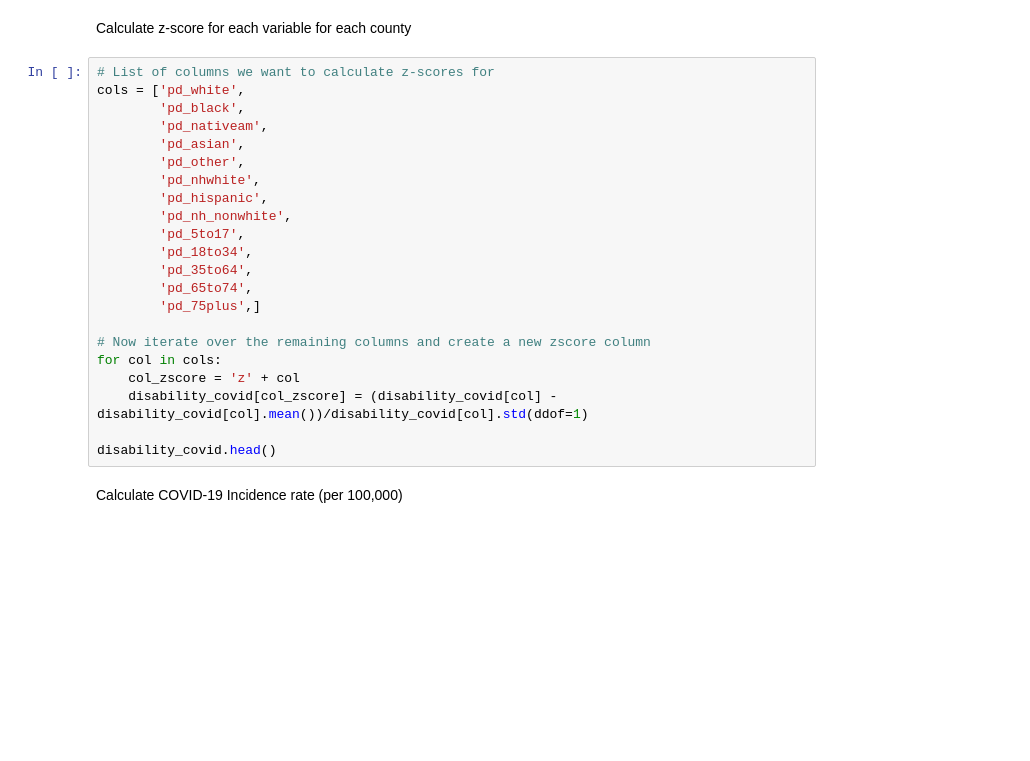
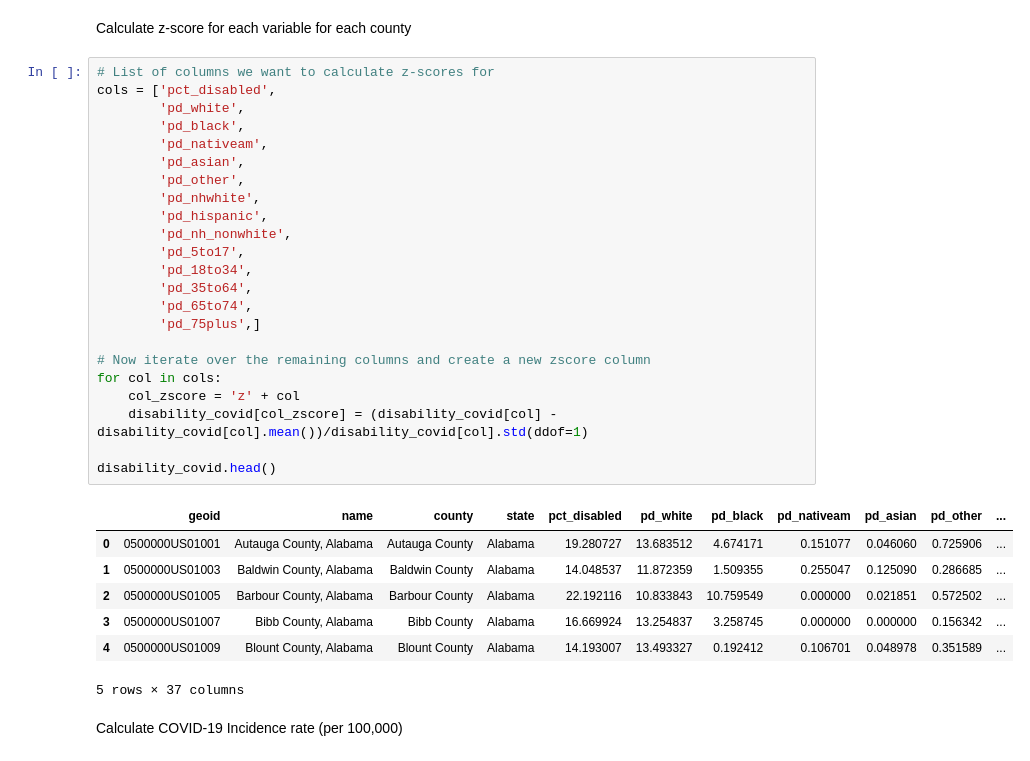
Before and after one commit to whprocter/RPr-Chakraborty-2021, a Jupyter notebook: procedure/code/COVID-19-SI-Distribution.ipynb, the cells around one changed output. Drawn from its saved outputs; the diff is of its cells as text; blank space fills up the shorter version.

```diff
--- a/procedure/code/COVID-19-SI-Distribution.ipynb
+++ b/procedure/code/COVID-19-SI-Distribution.ipynb
@@ -609,26 +707,35 @@ Having looked at the SATSCAN outputs from the original study, our best guess is
 Calculate z-score for each variable for each county
 # %%
 # List of columns we want to calculate z-scores for
-cols = ['pd_white',
+cols = ['pct_disabled',
+        'pd_white',
         'pd_black',
         'pd_nativeam',
         'pd_asian',
         'pd_other',
         'pd_nhwhite',
         'pd_hispanic',
         'pd_nh_nonwhite',
         'pd_5to17',
         'pd_18to34',
         'pd_35to64',
         'pd_65to74',
         'pd_75plus',]
 
 # Now iterate over the remaining columns and create a new zscore column
 for col in cols:
     col_zscore = 'z' + col
     disability_covid[col_zscore] = (disability_covid[col] - disability_covid[col].mean())/disability_covid[col].std(ddof=1)
 
 disability_covid.head()
+# %% [output]
+|  | geoid | name | county | state | pct_disabled | pd_white | pd_black | pd_nativeam | pd_asian | pd_other | ... |
+| 0 | 0500000US01001 | Autauga County, Alabama | Autauga County | Alabama | 19.280727 | 13.683512 | 4.674171 | 0.151077 | 0.046060 | 0.725906 | ... |
+| 1 | 0500000US01003 | Baldwin County, Alabama | Baldwin County | Alabama | 14.048537 | 11.872359 | 1.509355 | 0.255047 | 0.125090 | 0.286685 | ... |
+| 2 | 0500000US01005 | Barbour County, Alabama | Barbour County | Alabama | 22.192116 | 10.833843 | 10.759549 | 0.000000 | 0.021851 | 0.572502 | ... |
+| 3 | 0500000US01007 | Bibb County, Alabama | Bibb County | Alabama | 16.669924 | 13.254837 | 3.258745 | 0.000000 | 0.000000 | 0.156342 | ... |
+| 4 | 0500000US01009 | Blount County, Alabama | Blount County | Alabama | 14.193007 | 13.493327 | 0.192412 | 0.106701 | 0.048978 | 0.351589 | ... |
+5 rows × 37 columns
 # %% [markdown]
 Calculate COVID-19 Incidence rate (per 100,000)
 # %%
```
Also changed, not shown: parts of 12 cells of this notebook.
